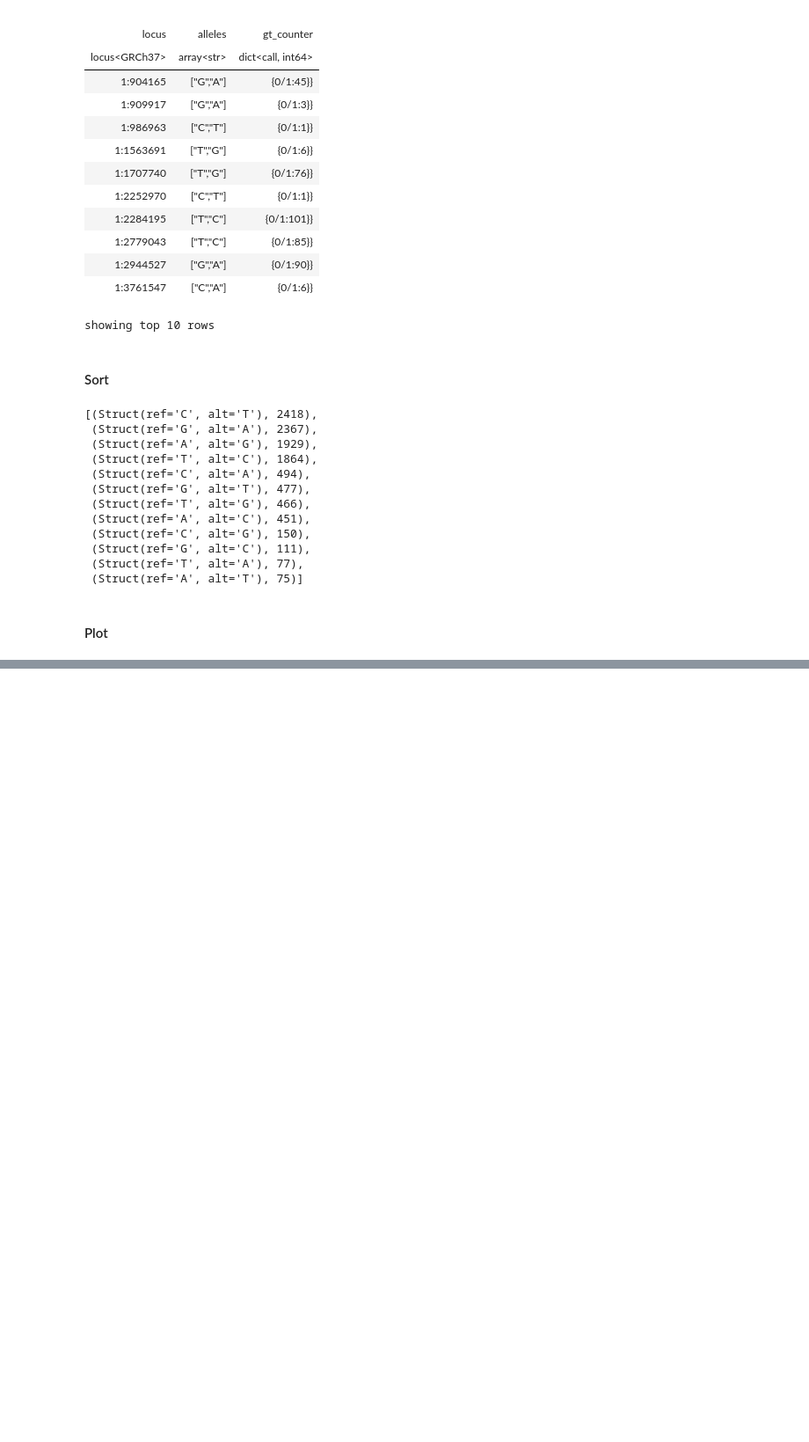
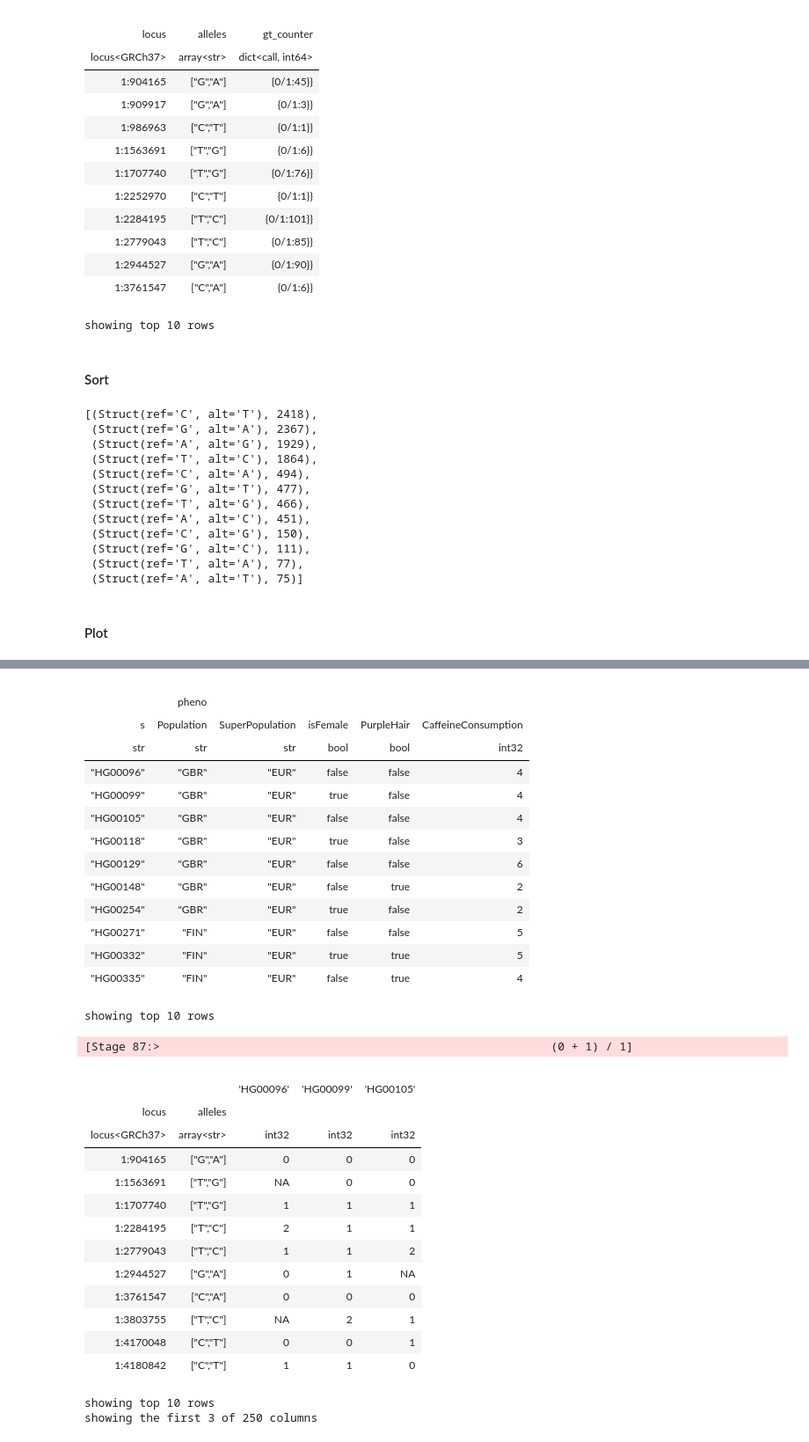
Before and after one commit to koh2ng0/Koh, a Jupyter notebook: hail_gwas.ipynb, the cells around one changed output, grey strips where cells are left out. Shown at 88% size. Cells and saved outputs as stored; diff of their text form; code cells hidden in the pictures; blank space fills up the shorter version.

```diff
--- a/hail_gwas.ipynb
+++ b/hail_gwas.ipynb
@@ -573,0 +728,11 @@ show(p)
+# %%
+ab = mt.AD[1] / hl.sum(mt.AD) # mt.AD[1] : allele depth of alternative allele, hl.sum(mt.AD) : total of allele depth(ref+alt)
+                              # ab == ratio of alternative allele's depth to total allele depth
+# Filter 1~3
+filter_condition_ab = ((mt.GT.is_hom_ref() & (ab <= 0.1)) |
+                        (mt.GT.is_hom_var() & (ab >= 0.9)) |
+                        (mt.GT.is_het() & (ab >= 0.25) & (ab <= 0.75)))
+
+fraction_filtered = mt.aggregate_entries(hl.agg.fraction(~filter_condition_ab))
+print(f'Filtering {fraction_filtered * 100:.2f}% entries out of downstream analysis.')
+mt = mt.filter_entries(filter_condition_ab)
@@ -573,0 +894,36 @@ show(p)
+# %%
+mt.pheno.show()
+mt.GT.n_alt_alleles().show()
+# %% [output]
+|  |  |  |  |  |  |
+|  | pheno |  |  |  |  |
+| s | Population | SuperPopulation | isFemale | PurpleHair | CaffeineConsumption |
+| str | str | str | bool | bool | int32 |
+| "HG00096" | "GBR" | "EUR" | false | false | 4 |
+| "HG00099" | "GBR" | "EUR" | true | false | 4 |
+| "HG00105" | "GBR" | "EUR" | false | false | 4 |
+| "HG00118" | "GBR" | "EUR" | true | false | 3 |
+| "HG00129" | "GBR" | "EUR" | false | false | 6 |
+| "HG00148" | "GBR" | "EUR" | false | true | 2 |
+| "HG00254" | "GBR" | "EUR" | true | false | 2 |
+| "HG00271" | "FIN" | "EUR" | false | false | 5 |
+| "HG00332" | "FIN" | "EUR" | true | true | 5 |
+| "HG00335" | "FIN" | "EUR" | false | true | 4 |
+showing top 10 rows
+[Stage 87:>                                                         (0 + 1) / 1]
+|  |  |  |  |  |
+|  |  | 'HG00096' | 'HG00099' | 'HG00105' |
+| locus | alleles |  |  |  |
+| locus<GRCh37> | array<str> | int32 | int32 | int32 |
+| 1:904165 | ["G","A"] | 0 | 0 | 0 |
+| 1:1563691 | ["T","G"] | NA | 0 | 0 |
+| 1:1707740 | ["T","G"] | 1 | 1 | 1 |
+| 1:2284195 | ["T","C"] | 2 | 1 | 1 |
+| 1:2779043 | ["T","C"] | 1 | 1 | 2 |
+| 1:2944527 | ["G","A"] | 0 | 1 | NA |
+| 1:3761547 | ["C","A"] | 0 | 0 | 0 |
+| 1:3803755 | ["T","C"] | NA | 2 | 1 |
+| 1:4170048 | ["C","T"] | 0 | 0 | 1 |
+| 1:4180842 | ["C","T"] | 1 | 1 | 0 |
+showing top 10 rows
+showing the first 3 of 250 columns
```
Also changed, not shown: parts of 61 cells of this notebook.
